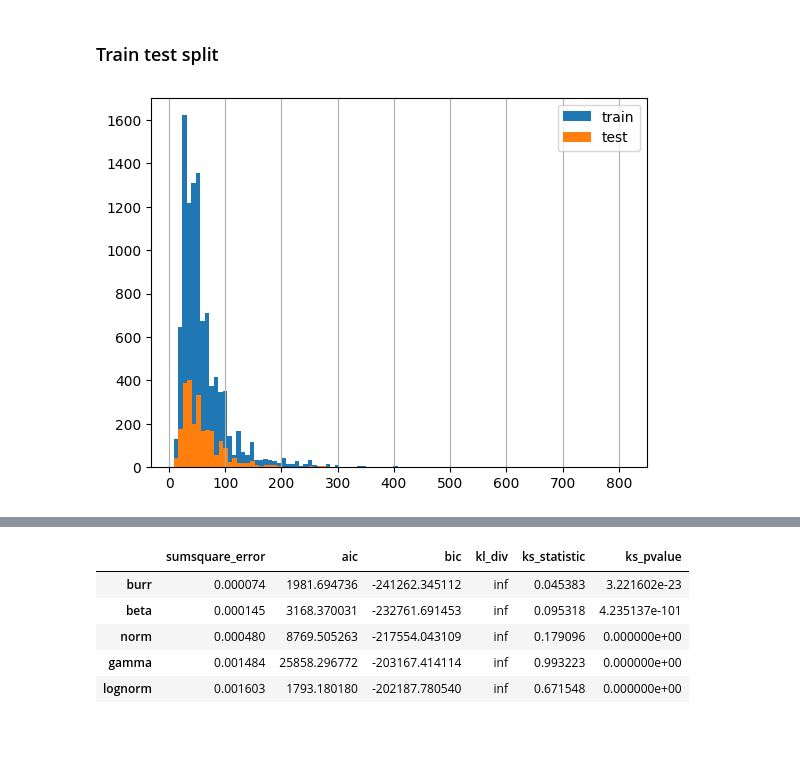
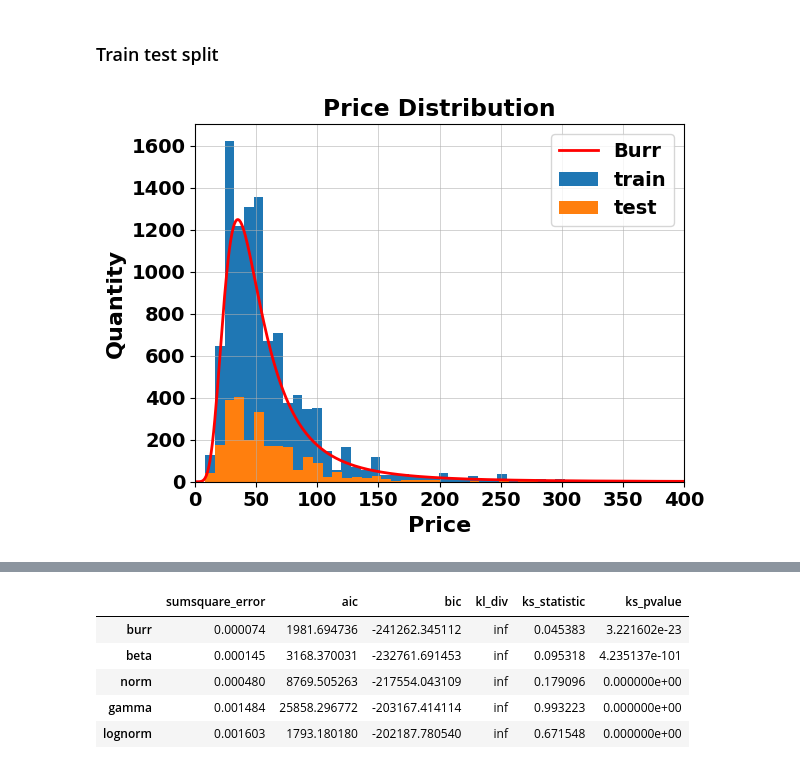
Before and after one commit to jose-melo/airbnb-berlin-price, a Jupyter notebook: src/berlin.ipynb, the cells around one changed output, grey strips where cells are left out. Saved outputs shown, nothing was run; the diff lists cells and outputs as text; code cells hidden in the pictures; blank space fills up the shorter version.

Commit message:
burr graph

```diff
--- a/src/berlin.ipynb
+++ b/src/berlin.ipynb
@@ -198,11 +215,26 @@ X, y = pre_process_raw(df_train)
 X_train, X_test, y_train, y_test = sklearn.model_selection.train_test_split(X, y, test_size=0.2, random_state=42)
 # %% [markdown]
 ### Train test split
-# %%
-plt.hist(y_train,bins=100, label='train')
-plt.hist(y_test, bins=100,label='test')
-plt.legend()
-plt.grid(axis='x')
-plt.show()
-# %% [output]
-[figure, removed]
+# %%
+from scipy.special import rel_entr
+from scipy.stats import burr
+f = Fitter(y.values,
+           distributions=["burr"])
+f.fit()
+x = np.arange(0, 600, 1)
+r_train = burr.pdf(x, **(f.get_best()['burr']))
+plt.plot(r_train*65000, label='Burr', c='r', linewidth=2, linestyle='--')
+plt.title("Price Distribution", weight='bold')
+plt.hist(y_train,bins=100, label='train')
+plt.hist(y_test, bins=100,label='test')
+plt.legend()
+plt.grid(linewidth=0.4)
+plt.xlabel('Price', fontsize=16, weight='bold')
+plt.xlim((0, 400))
+plt.ylabel('Quantity', fontsize=16, weight='bold')
+plt.tight_layout()
+
+
+plt.savefig('price_distribution.pdf')
+# %% [output]
+[figure, added]
```
Also changed, not shown: parts of 6 cells of this notebook.
